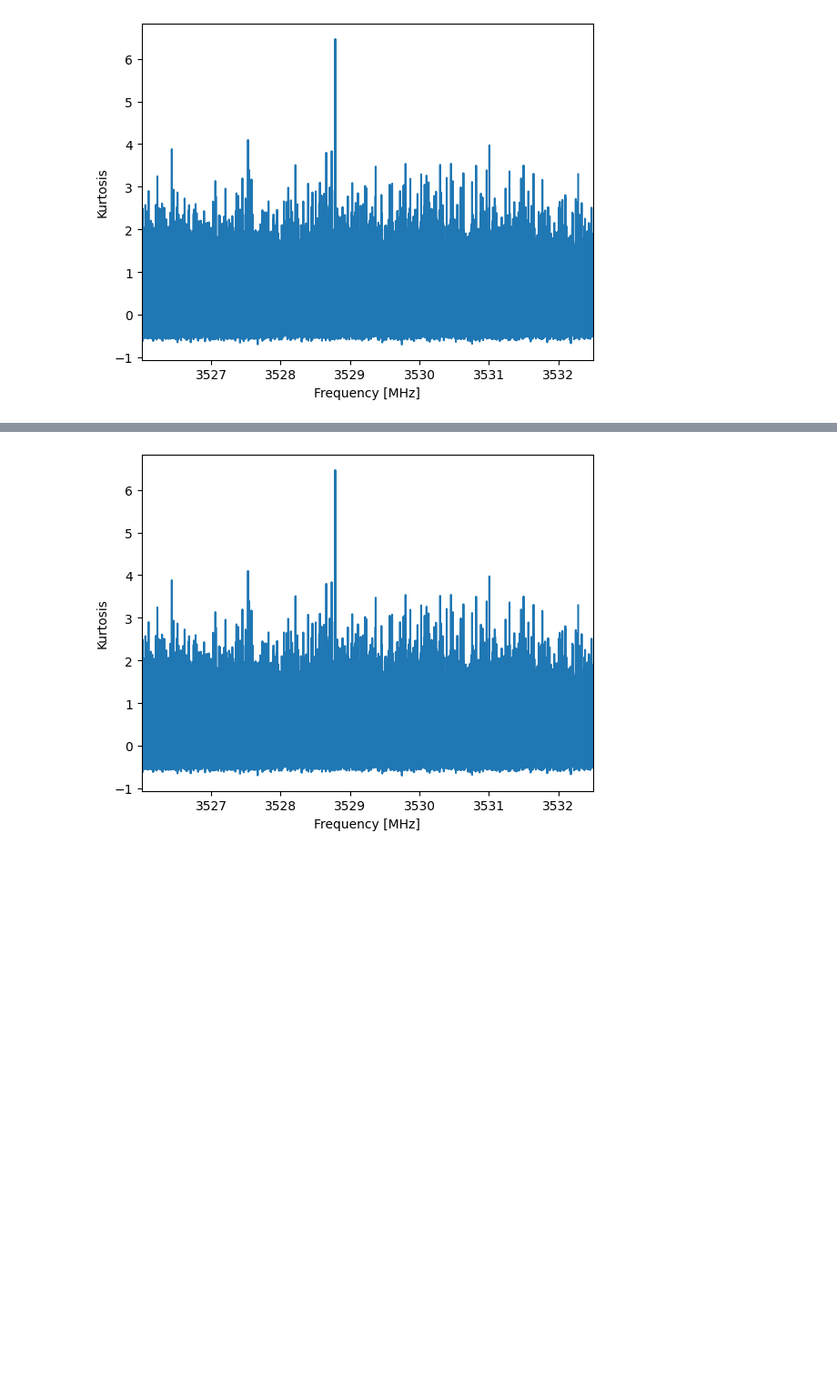
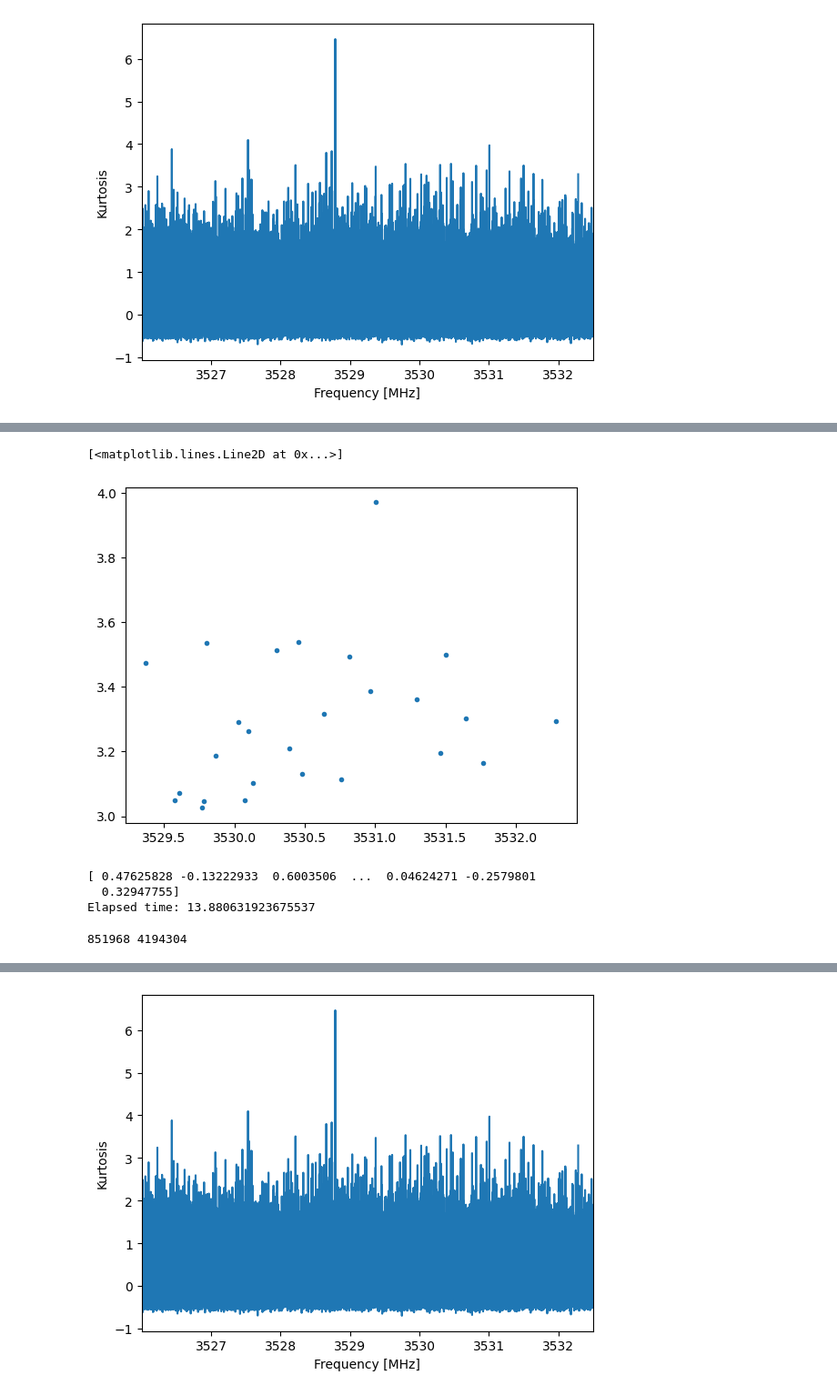
Before and after one commit to jareds-laf/playing-with-cosmic-data, a Jupyter notebook: filterbank/filterbank_kurtosis.ipynb, the cells around one changed output, grey strips where cells are left out. Shown at 91% size. Drawn from its saved outputs; the diff is of its cells as text; code cells hidden in the pictures; blank space fills up the shorter version.

Commit message:
Now we have the ability to get the kurt() of any specified wf.

```diff
--- a/filterbank/filterbank_kurtosis.ipynb
+++ b/filterbank/filterbank_kurtosis.ipynb
@@ -246,0 +189,35 @@ print(np.shape(plot_data))
+# %%
+# Code modified from blimpy GitHub (plotting > plot_kurtosis.py)
+# As n_divs increases, the time to complete this section decreases (tested from n_divs = 2 to n_divs = 10)
+
+t0 = time.time()
+wf = water0
+n_divs = 10
+all_sig_kurts = []
+all_sig_freqs = []
+
+wf_n = np.array_split(wf.get_freqs(), n_divs)
+for division in wf_n:
+    f_start = np.amin(division)
+    f_stop = np.amax(division)
+
+    plot_f, plot_data = wf.grab_data(f_start, f_stop, if_id=0)
+
+    # Using accending frequency for all plots.
+    if wf.header['foff'] < 0:
+            plot_data = plot_data[..., ::-1]  # Reverse data
+            plot_f = plot_f[::-1]
+
+    pltdata = kurtosis(plot_data, axis=0, nan_policy='omit')
+    print(len(pltdata))
+
+    sig_kurts = pltdata[np.where(pltdata > 3)]
+    all_sig_kurts.append(sig_kurts)
+
+    # Make sure you use plot_f and NOT wf.get_freqs() because the order of wf.get_freqs() is decreasing,
+    # but we want it to be increasing!
+    sig_freqs = plot_f[np.where(pltdata > 3)]
+    all_sig_freqs.append(sig_freqs)
+
+t1 = time.time()
+print(f'Elapsed time: {t1 - t0}')
@@ -246,0 +240,41 @@ print(np.shape(plot_data))
+# %%
+plt.plot(all_sig_freqs[0], all_sig_kurts[0], '.')
+# %% [output]
+[<matplotlib.lines.Line2D at 0x...>]
+[figure, added]
+# %%
+# Code modified from blimpy GitHub (plotting > plot_kurtosis.py)
+t0 = time.time()
+wf = water0_abr
+f_start = np.amin(wf.get_freqs())
+f_stop = np.amax(wf.get_freqs())
+
+
+plot_f, plot_data = wf.grab_data(f_start, f_stop, if_id=0)
+
+# Using accending frequency for all plots.
+if wf.header['foff'] < 0:
+        plot_data = plot_data[..., ::-1]  # Reverse data
+        plot_f = plot_f[::-1]
+
+# try:
+pltdata = kurtosis(plot_data, axis=0, nan_policy='omit')
+# except:
+#     pltdata = plot_data * 0.0
+
+
+# print(plot_f[0], plot_f[-1])
+print(pltdata)
+
+# print(len(plot_data))
+
+t1 = time.time()
+print(f'Elapsed time: {t1 - t0}')
+# %% [output]
+[ 0.47625828 -0.13222933  0.6003506  ...  0.04624271 -0.2579801
+  0.32947755]
+Elapsed time: 13.880631923675537
+# %%
+print(len(pltdata), len(water0.get_freqs()))
+# %% [output]
+851968 4194304
```
Also changed, not shown: parts of 19 cells of this notebook.
